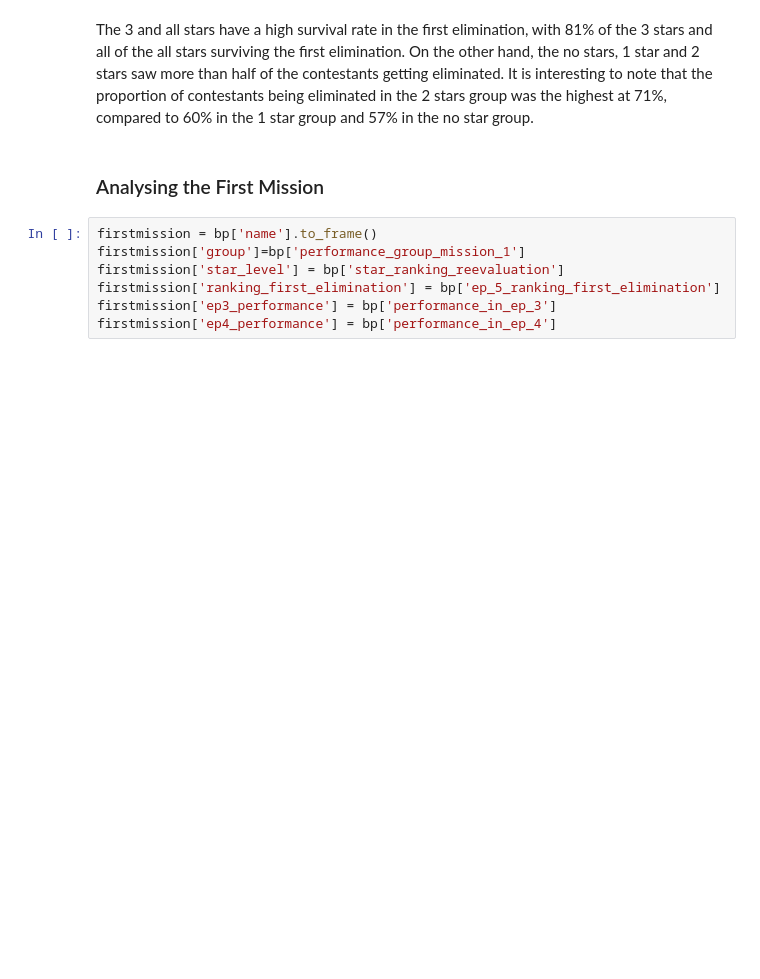
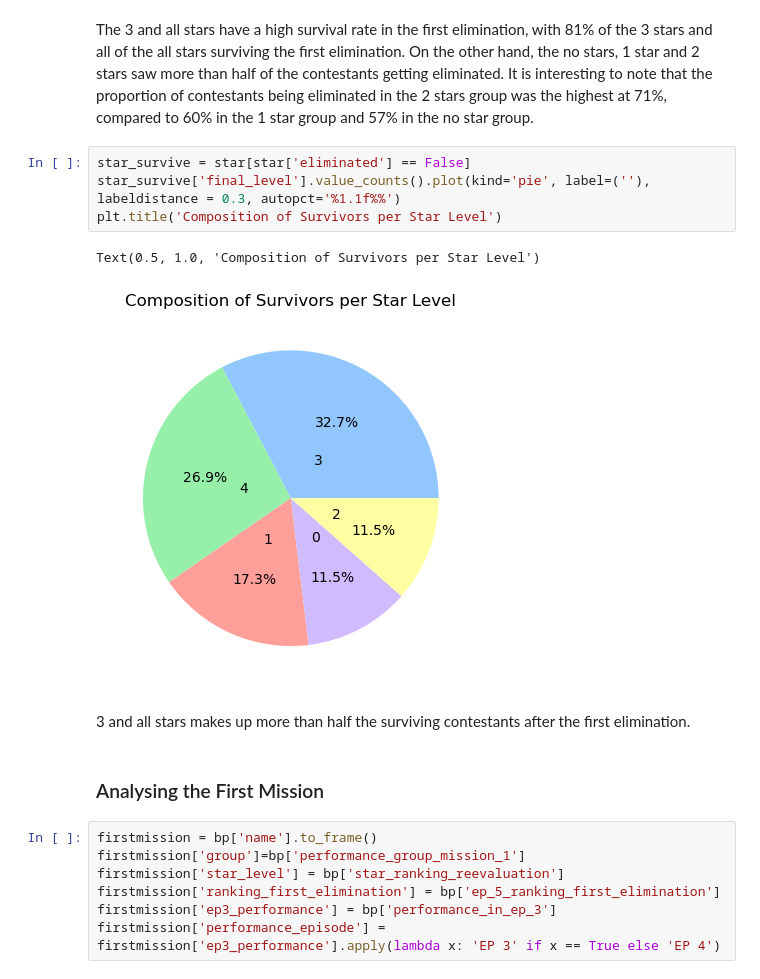
Before and after one commit to altheaxcvii/Boys-Planet, a Jupyter notebook: boys_planet_cleaning.ipynb, the cells around one changed output. Drawn from its saved outputs; the diff is of its cells as text; blank space fills up the shorter version.

```diff
--- a/boys_planet_cleaning.ipynb
+++ b/boys_planet_cleaning.ipynb
@@ -421,5 +390,14 @@ plt.show()
 # %% [markdown]
 The 3 and all stars have a high survival rate in the first elimination, with 81% of the 3 stars and all of the all stars surviving the first elimination. On the other hand, the no stars, 1 star and 2 stars saw more than half of the contestants getting eliminated. It is interesting to note that the proportion of contestants being eliminated in the 2 stars group was the highest at 71%, compared to 60% in the 1 star group and 57% in the no star group.
+# %%
+star_survive = star[star['eliminated'] == False]
+star_survive['final_level'].value_counts().plot(kind='pie', label=(''), labeldistance = 0.3, autopct='%1.1f%%')
+plt.title('Composition of Survivors per Star Level')
+# %% [output]
+Text(0.5, 1.0, 'Composition of Survivors per Star Level')
+[figure, added]
+# %% [markdown]
+3 and all stars makes up more than half the surviving contestants after the first elimination.
 # %% [markdown]
 <h3>Analysing the First Mission</h3>
 # %%
@@ -428,6 +406,6 @@ firstmission['group']=bp['performance_group_mission_1']
 firstmission['star_level'] = bp['star_ranking_reevaluation']
 firstmission['ranking_first_elimination'] = bp['ep_5_ranking_first_elimination']
 firstmission['ep3_performance'] = bp['performance_in_ep_3']
-firstmission['ep4_performance'] = bp['performance_in_ep_4']
+firstmission['performance_episode'] = firstmission['ep3_performance'].apply(lambda x: 'EP 3' if x == True else 'EP 4')
 # %%
 #First let's take a look at the groups
```
Also changed, not shown: parts of 18 cells of this notebook.
